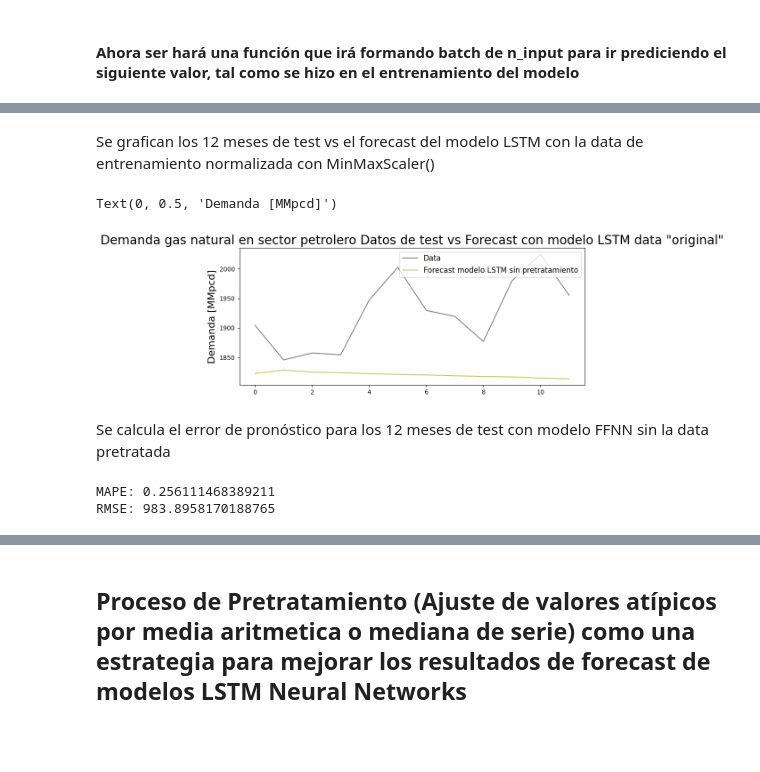
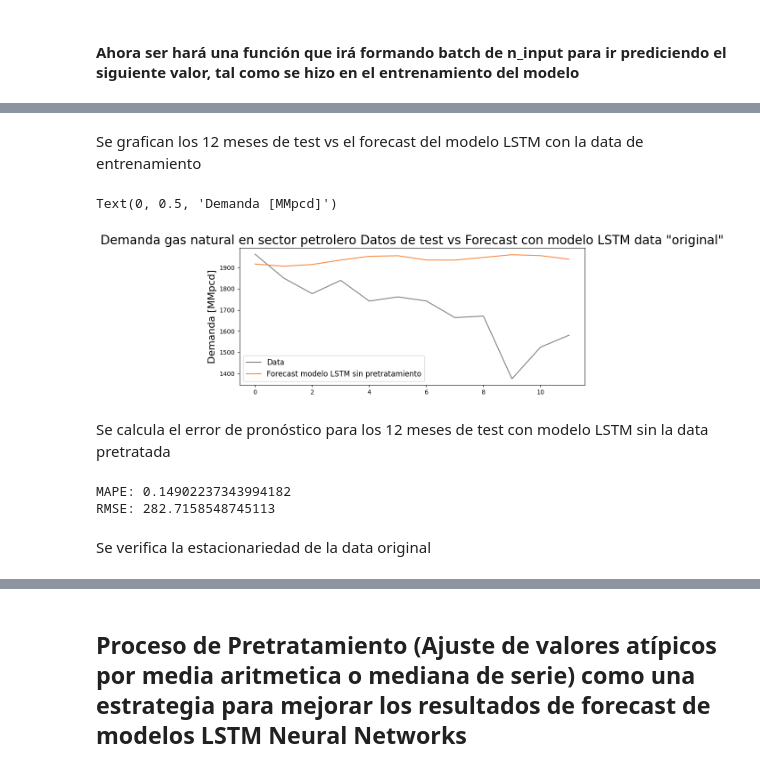
Before and after one commit to Sergio-Ibarra-1795/MIS_Tesis_GitHub, a Jupyter notebook: Demanda_petrolero_full_v1.ipynb, the cells around one changed output, grey strips where cells are left out. Drawn from its saved outputs; the diff is of its cells as text; code cells hidden in the pictures; blank space fills up the shorter version.

```diff
--- a/Demanda_petrolero_full_v1.ipynb
+++ b/Demanda_petrolero_full_v1.ipynb
@@ -354,12 +352,12 @@ tf.random.set_seed(0)
 # %% [markdown]
 Se define la red neuronal LSMT con capas densas y funcion de activación tipo RELU.
 # %%
-n_input = 24
+n_input = 12
 n_features = 1
 
 # define model
-model_LSTM_petrolero = Sequential()
-model_LSTM_petrolero.add(LSTM(50, activation='relu', input_shape=(n_input, n_features)))
-model_LSTM_petrolero.add(Dense(1))
-model_LSTM_petrolero.compile(optimizer='adam', loss='mse')
+model_LSTM_petrolero_original = Sequential()
+model_LSTM_petrolero_original.add(LSTM(50, activation='relu', input_shape=(n_input, n_features)))
+model_LSTM_petrolero_original.add(Dense(1))
+model_LSTM_petrolero_original.compile(optimizer='adam', loss='mse')
 # %%
@@ -379,6 +377,6 @@ Model: "sequential_2"
 # %% [markdown]
 Entrenamos el modelo LSTM
 # %%
-model_LSTM_petrolero.fit(demanda_petrolero_original_train_generator, epochs=12)
+model_LSTM_petrolero_original.fit(demanda_petrolero_original_train_generator, epochs=12)
 # %% [output]
 Epoch 1/12
@@ -458,5 +410,5 @@ demanda_electrico_original_test_data[0]
 # %% [markdown]
 #### Ahora ser hará una función que irá formando batch de n_input para ir prediciendo el siguiente valor, tal como se hizo en el entrenamiento del modelo
 # %%
-n_input = 24
+n_input = 12
 n_features = 1
@@ -491,8 +421,13 @@ current_batch = first_eval_batch.reshape((1, n_input, n_features))
 for i in range(len(demanda_petrolero_original_test_data)):
 
     # get the prediction value for the first batch
-    current_pred = model_LSTM_petrolero.predict(current_batch)[0]
+    current_pred = model_LSTM_petrolero_original.predict(current_batch)[0]
 
+    print("Current_batch is:")
+    print(current_batch)
+    print("************************************************************************")
+    print("Current_pred is:")
+    print(current_pred)
     # append the prediction into the array
     test_predictions_model_LSTM_petrolero.append(current_pred)
 
@@ -530,29 +470,31 @@ test_predictions_model_LSTM_petrolero
 # %% [markdown]
-Se grafican los 12 meses de test vs el forecast del modelo LSTM con la data de entrenamiento normalizada con MinMaxScaler()
+Se grafican los 12 meses de test vs el forecast del modelo LSTM con la data de entrenamiento
 # %%
 ##Ploting the predicitons vs the test_data
 plt.figure(figsize =(10,4))
 plt.plot(demanda_petrolero_original_test_data['Demanded_Gas'].values, color='gray')
-plt.plot(test_predictions_model_LSTM_petrolero, color='#CAC753')
+plt.plot(test_predictions_model_LSTM_petrolero, color='#F8873E')
 plt.legend(('Data', 'Forecast modelo LSTM sin pretratamiento'), fontsize=12)
 
 plt.title('Demanda gas natural en sector petrolero Datos de test vs Forecast con modelo LSTM data "original"', fontsize=20)
 plt.ylabel('Demanda [MMpcd]', fontsize=16)
 # %% [output]
 Text(0, 0.5, 'Demanda [MMpcd]')
-[figure, old version]
+[figure, new version]
 # %% [markdown]
-Se calcula el error de pronóstico para los 12 meses de test con  modelo FFNN sin la data pretratada
+Se calcula el error de pronóstico para los 12 meses de test con  modelo LSTM sin la data pretratada
 # %%
 from sklearn.metrics import mean_absolute_percentage_error, mean_squared_error
 import numpy as np
 
 # Compute errors
-MAPE_predictions_model_LSTM_electrico = mean_absolute_percentage_error(demanda_electrico_original_test_data['Demanded_Gas'].values, test_predictions_model_LSTM_electrico)
-RMSE_predictions_model_LSTM_electrico= np.sqrt(mean_squared_error(demanda_electrico_original_test_data['Demanded_Gas'].values, test_predictions_model_LSTM_electrico))
+MAPE_predictions_model_LSTM_petrolero = mean_absolute_percentage_error(demanda_petrolero_original_test_data['Demanded_Gas'].values, test_predictions_model_LSTM_petrolero)
+RMSE_predictions_model_LSTM_petrolero = np.sqrt(mean_squared_error(demanda_petrolero_original_test_data['Demanded_Gas'].values, test_predictions_model_LSTM_petrolero))
 
-print('MAPE:', MAPE_predictions_model_LSTM_electrico)
-print('RMSE:', RMSE_predictions_model_LSTM_electrico)
+print('MAPE:', MAPE_predictions_model_LSTM_petrolero)
+print('RMSE:', RMSE_predictions_model_LSTM_petrolero)
 # %% [output]
-MAPE: 0.256111468389211
-RMSE: 983.8958170188765
+MAPE: 0.14902237343994182
+RMSE: 282.7158548745113
+# %% [markdown]
+Se verifica la estacionariedad de la data original
```
Also changed, not shown: parts of 58 cells of this notebook, 3 other files.
